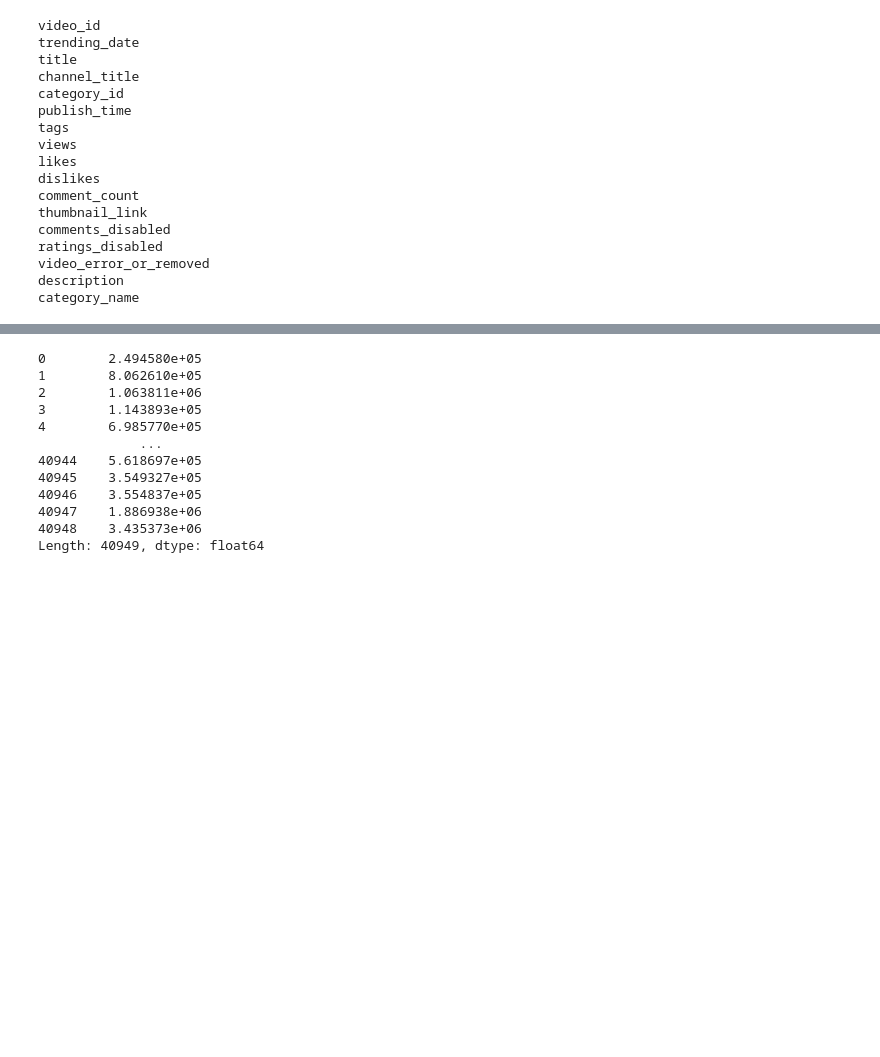
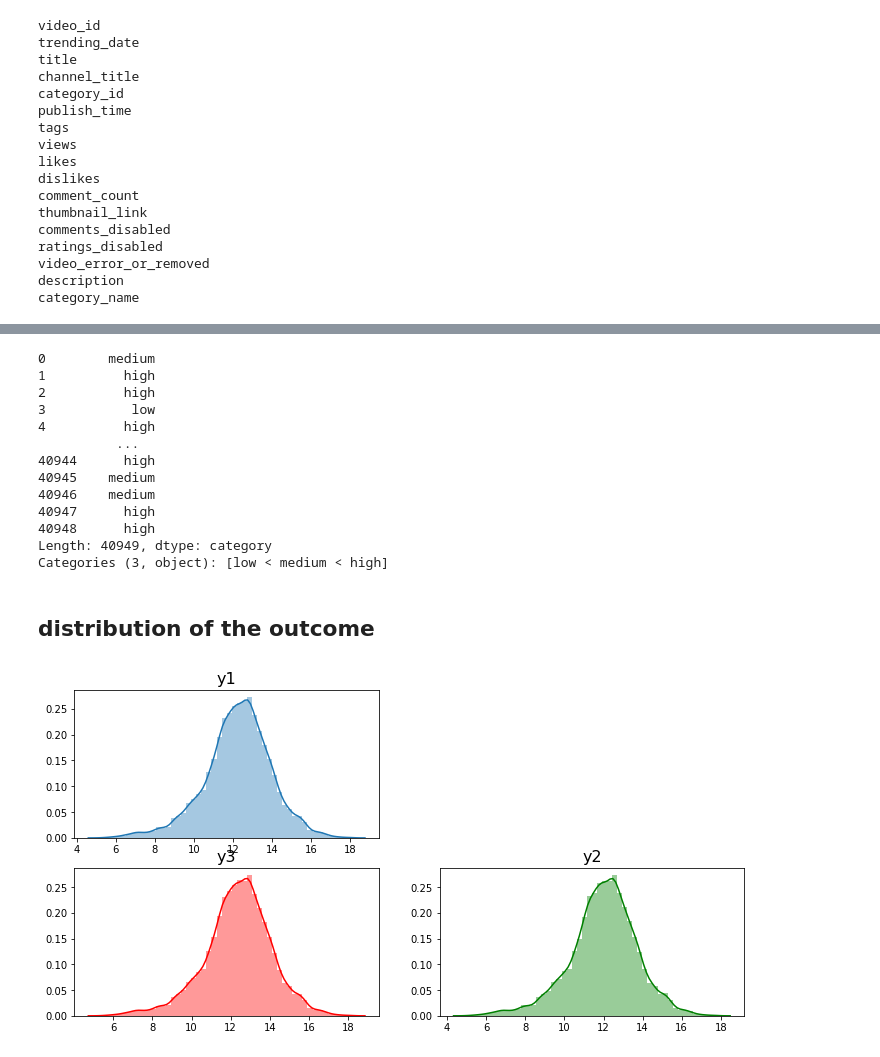
Before and after one commit to Tann10/YouTube, a Jupyter notebook: data-mining/outcome.ipynb, the cells around one changed output, grey strips where cells are left out. Cells and saved outputs as stored; diff of their text form; code cells hidden in the pictures; blank space fills up the shorter version.

```diff
--- a/data-mining/outcome.ipynb
+++ b/data-mining/outcome.ipynb
@@ -77,20 +64,44 @@ Name: neutral, Length: 40949, dtype: int64
 def outcome(w1,w2,w3):
     #unprocessed_df['neutral']=unprocessed_df['views']-unprocessed_df['likes']-unprocessed_df['dislikes']
     y=w1*unprocessed_df['likes']+w2*unprocessed_df['neutral']+w3*unprocessed_df['dislikes']
-    return y
+    y_cat=pd.qcut(y,3,labels=["low", "medium", "high"])
+    return y_cat
 
 print(outcome(1/3,1/3,1/3)) # equally important
-print(outcome(1/2,1/4,1/4)) # likes more important
+#print(outcome(1/2,1/4,1/4)) # likes more important
+#y1=outcome(1/3,1/3,1/3)
+#y2=outcome(1/2,1/4,1/4)
+#y3=outcome(1/2,3/8,1/8)
 # %% [output]
-0        2.494580e+05
-1        8.062610e+05
-2        1.063811e+06
-3        1.143893e+05
-4        6.985770e+05
-             ...
-40944    5.618697e+05
-40945    3.549327e+05
-40946    3.554837e+05
-40947    1.886938e+06
-40948    3.435373e+06
-Length: 40949, dtype: float64
+0        medium
+1          high
+2          high
+3           low
+4          high
+          ...
+40944      high
+40945    medium
+40946    medium
+40947      high
+40948      high
+Length: 40949, dtype: category
+Categories (3, object): [low < medium < high]
+# %% [markdown]
+## distribution of the outcome
+# %%
+plt.figure(figsize = (12,6))
+plt.subplot(221)
+g1 = sns.distplot(np.log(y1))
+g1.set_title("y1", fontsize=16)
+
+plt.subplot(224)
+g2 = sns.distplot(np.log(y2),color='green')
+g2.set_title('y2', fontsize=16)
+
+plt.subplot(223)
+g3 = sns.distplot(np.log(y3), color='r')
+g3.set_title("y3", fontsize=16)
+
+plt.show()
+# %% [output]
+[figure, added]
```
Also changed, not shown: parts of 2 cells of this notebook.
